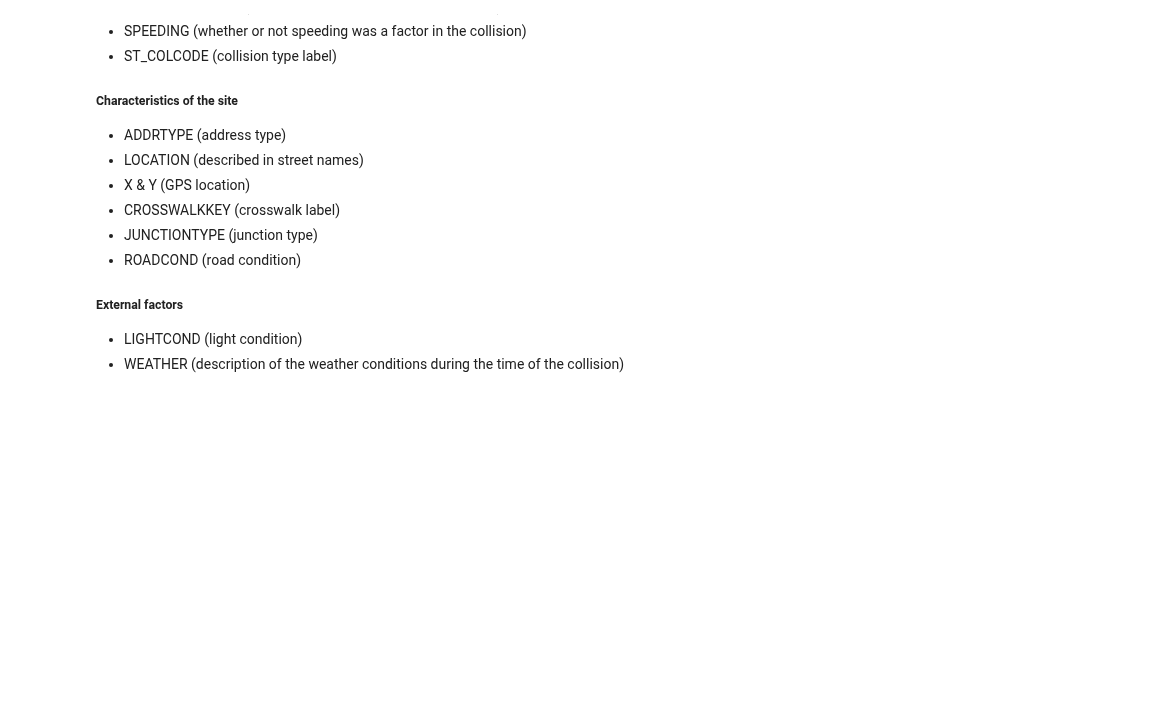
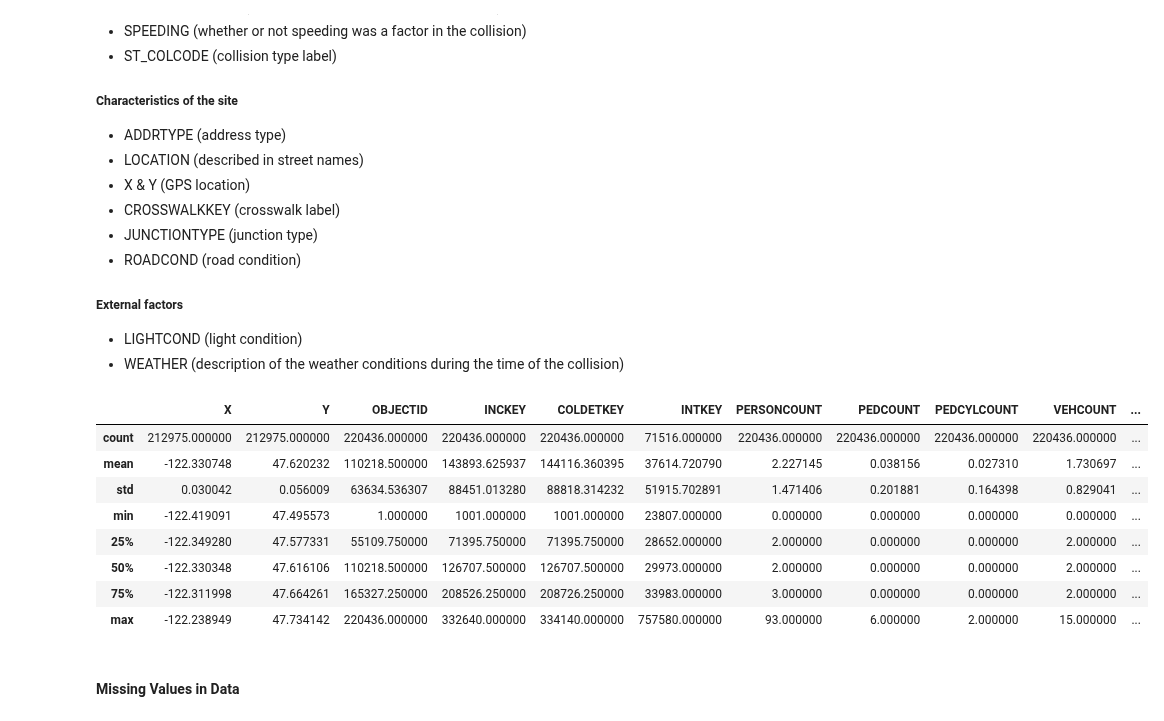
Before and after one commit to DataCircles/traffic_collisions_ml_team1, a Jupyter notebook: notebooks/data_report.ipynb, the cells around one changed output. Drawn from its saved outputs; the diff is of its cells as text; code cells hidden in the pictures; blank space fills up the shorter version.

```diff
--- a/notebooks/data_report.ipynb
+++ b/notebooks/data_report.ipynb
@@ -263,6 +267,20 @@ ax.set_ylabel('Slope Percent');
 ##### External factors
 - LIGHTCOND (light condition)
 - WEATHER (description of the weather conditions during the time of the collision)
+# %%
+collisions.describe()
+# %% [output]
+|  | X | Y | OBJECTID | INCKEY | COLDETKEY | INTKEY | PERSONCOUNT | PEDCOUNT | PEDCYLCOUNT | VEHCOUNT | ... |
+| count | 212975.000000 | 212975.000000 | 220436.000000 | 220436.000000 | 220436.000000 | 71516.000000 | 220436.000000 | 220436.000000 | 220436.000000 | 220436.000000 | ... |
+| mean | -122.330748 | 47.620232 | 110218.500000 | 143893.625937 | 144116.360395 | 37614.720790 | 2.227145 | 0.038156 | 0.027310 | 1.730697 | ... |
+| std | 0.030042 | 0.056009 | 63634.536307 | 88451.013280 | 88818.314232 | 51915.702891 | 1.471406 | 0.201881 | 0.164398 | 0.829041 | ... |
+| min | -122.419091 | 47.495573 | 1.000000 | 1001.000000 | 1001.000000 | 23807.000000 | 0.000000 | 0.000000 | 0.000000 | 0.000000 | ... |
+| 25% | -122.349280 | 47.577331 | 55109.750000 | 71395.750000 | 71395.750000 | 28652.000000 | 2.000000 | 0.000000 | 0.000000 | 2.000000 | ... |
+| 50% | -122.330348 | 47.616106 | 110218.500000 | 126707.500000 | 126707.500000 | 29973.000000 | 2.000000 | 0.000000 | 0.000000 | 2.000000 | ... |
+| 75% | -122.311998 | 47.664261 | 165327.250000 | 208526.250000 | 208726.250000 | 33983.000000 | 3.000000 | 0.000000 | 0.000000 | 2.000000 | ... |
+| max | -122.238949 | 47.734142 | 220436.000000 | 332640.000000 | 334140.000000 | 757580.000000 | 93.000000 | 6.000000 | 2.000000 | 15.000000 | ... |
+# %% [markdown]
+#### Missing Values in Data
 # %%
 # Load data and set Datetime column
 collisions = pd.read_csv('../data/external/Collisions.csv',
```
Also changed, not shown: parts of 10 cells of this notebook, 1 other file.
